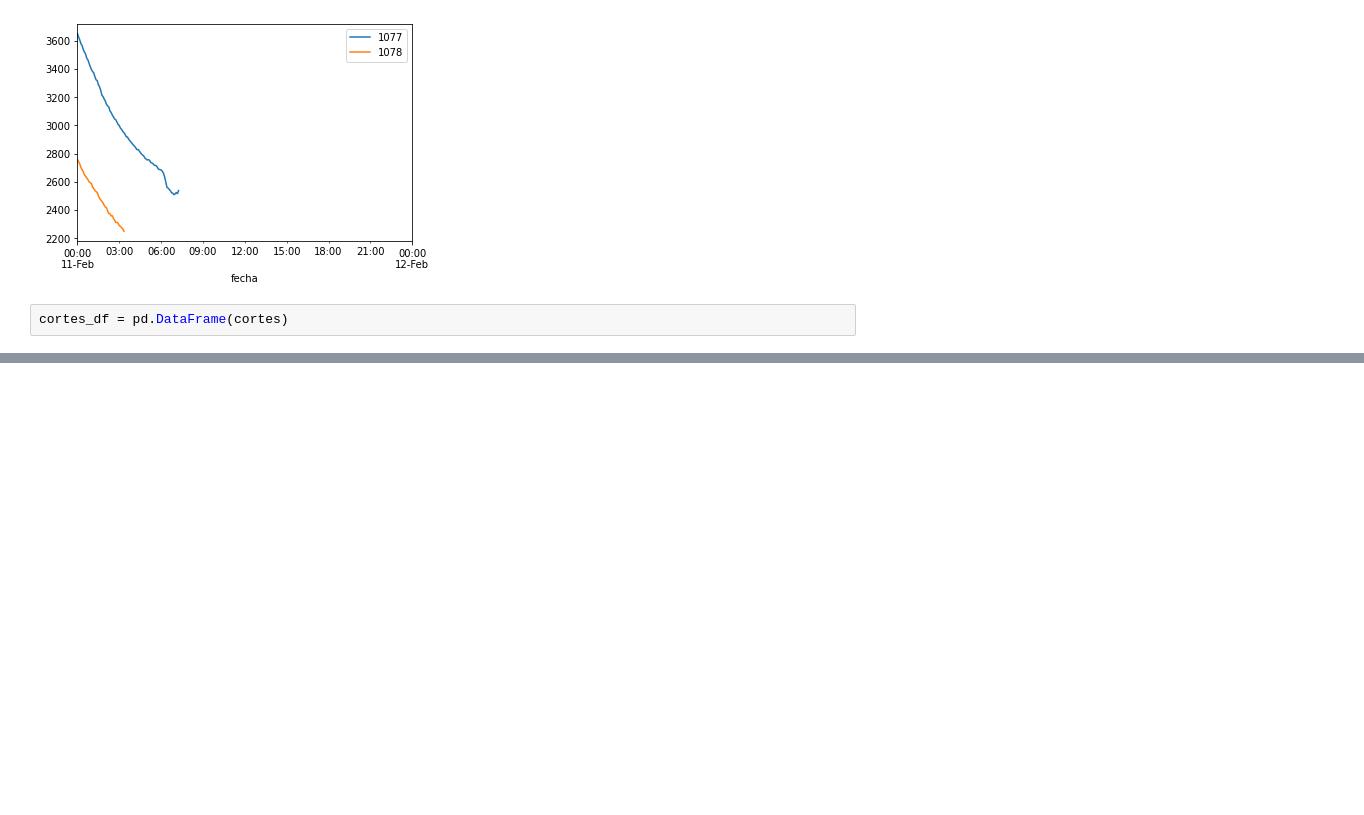
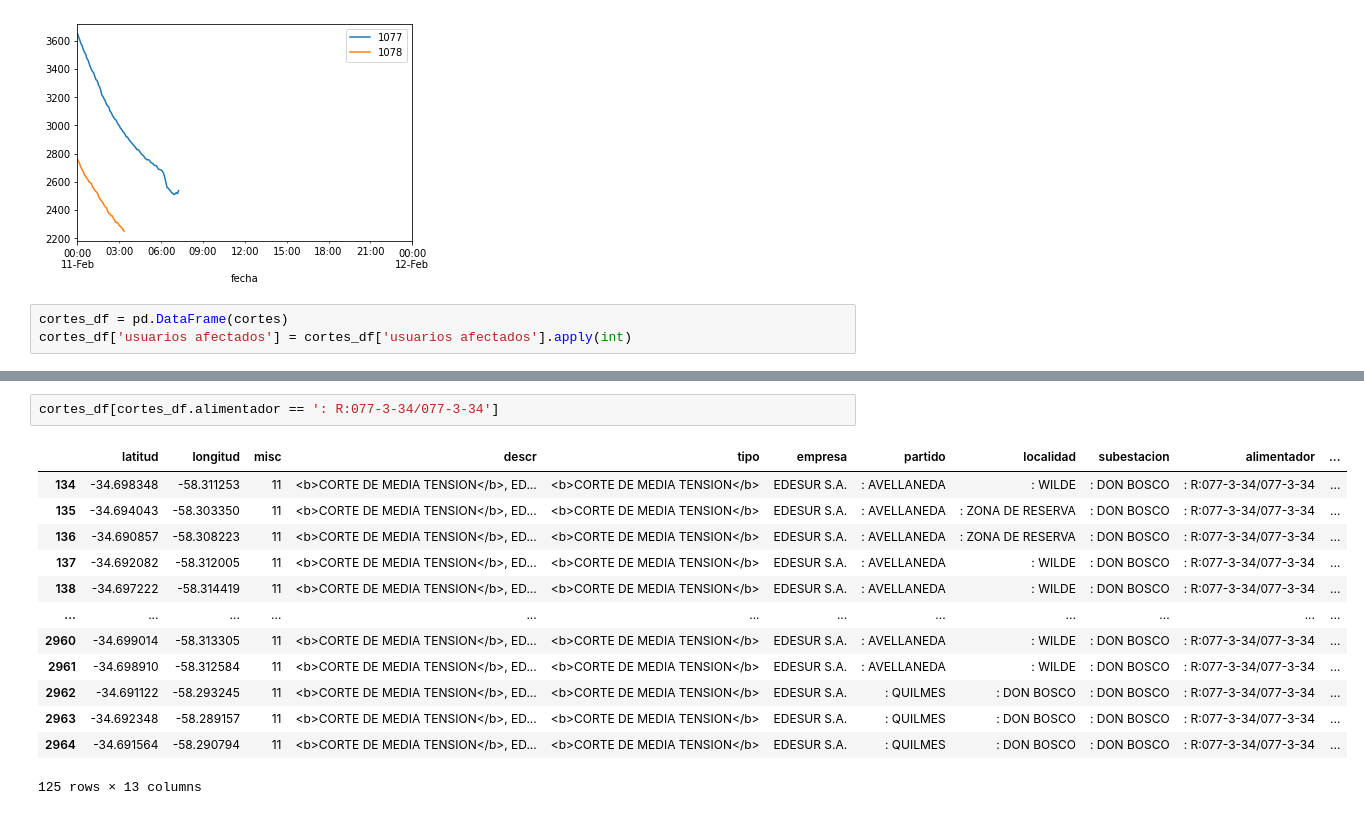
Before and after one commit to elsonidoq/enre, a Jupyter notebook: EDA.ipynb, the cells around one changed output, grey strips where cells are left out. Drawn from its saved outputs; the diff is of its cells as text; blank space fills up the shorter version.

```diff
--- a/EDA.ipynb
+++ b/EDA.ipynb
@@ -173,3 +283,4 @@ plt.legend(loc='best')
 [figure]
 # %%
 cortes_df = pd.DataFrame(cortes)
+cortes_df['usuarios afectados'] = cortes_df['usuarios afectados'].apply(int)
@@ -175,0 +368,16 @@ cortes_df = pd.DataFrame(cortes)
+# %%
+cortes_df[cortes_df.alimentador == ': R:077-3-34/077-3-34']
+# %% [output]
+|  | latitud | longitud | misc | descr | tipo | empresa | partido | localidad | subestacion | alimentador | ... |
+| 134 | -34.698348 | -58.311253 | 11 | <b>CORTE DE MEDIA TENSION</b>, ED... | <b>CORTE DE MEDIA TENSION</b> | EDESUR S.A. | : AVELLANEDA | : WILDE | : DON BOSCO | : R:077-3-34/077-3-34 | ... |
+| 135 | -34.694043 | -58.303350 | 11 | <b>CORTE DE MEDIA TENSION</b>, ED... | <b>CORTE DE MEDIA TENSION</b> | EDESUR S.A. | : AVELLANEDA | : ZONA DE RESERVA | : DON BOSCO | : R:077-3-34/077-3-34 | ... |
+| 136 | -34.690857 | -58.308223 | 11 | <b>CORTE DE MEDIA TENSION</b>, ED... | <b>CORTE DE MEDIA TENSION</b> | EDESUR S.A. | : AVELLANEDA | : ZONA DE RESERVA | : DON BOSCO | : R:077-3-34/077-3-34 | ... |
+| 137 | -34.692082 | -58.312005 | 11 | <b>CORTE DE MEDIA TENSION</b>, ED... | <b>CORTE DE MEDIA TENSION</b> | EDESUR S.A. | : AVELLANEDA | : WILDE | : DON BOSCO | : R:077-3-34/077-3-34 | ... |
+| 138 | -34.697222 | -58.314419 | 11 | <b>CORTE DE MEDIA TENSION</b>, ED... | <b>CORTE DE MEDIA TENSION</b> | EDESUR S.A. | : AVELLANEDA | : WILDE | : DON BOSCO | : R:077-3-34/077-3-34 | ... |
+| ... | ... | ... | ... | ... | ... | ... | ... | ... | ... | ... | ... |
+| 2960 | -34.699014 | -58.313305 | 11 | <b>CORTE DE MEDIA TENSION</b>, ED... | <b>CORTE DE MEDIA TENSION</b> | EDESUR S.A. | : AVELLANEDA | : WILDE | : DON BOSCO | : R:077-3-34/077-3-34 | ... |
+| 2961 | -34.698910 | -58.312584 | 11 | <b>CORTE DE MEDIA TENSION</b>, ED... | <b>CORTE DE MEDIA TENSION</b> | EDESUR S.A. | : AVELLANEDA | : WILDE | : DON BOSCO | : R:077-3-34/077-3-34 | ... |
+| 2962 | -34.691122 | -58.293245 | 11 | <b>CORTE DE MEDIA TENSION</b>, ED... | <b>CORTE DE MEDIA TENSION</b> | EDESUR S.A. | : QUILMES | : DON BOSCO | : DON BOSCO | : R:077-3-34/077-3-34 | ... |
+| 2963 | -34.692348 | -58.289157 | 11 | <b>CORTE DE MEDIA TENSION</b>, ED... | <b>CORTE DE MEDIA TENSION</b> | EDESUR S.A. | : QUILMES | : DON BOSCO | : DON BOSCO | : R:077-3-34/077-3-34 | ... |
+| 2964 | -34.691564 | -58.290794 | 11 | <b>CORTE DE MEDIA TENSION</b>, ED... | <b>CORTE DE MEDIA TENSION</b> | EDESUR S.A. | : QUILMES | : DON BOSCO | : DON BOSCO | : R:077-3-34/077-3-34 | ... |
+125 rows × 13 columns
```
Also changed, not shown: parts of 20 cells of this notebook, 1 other file.
